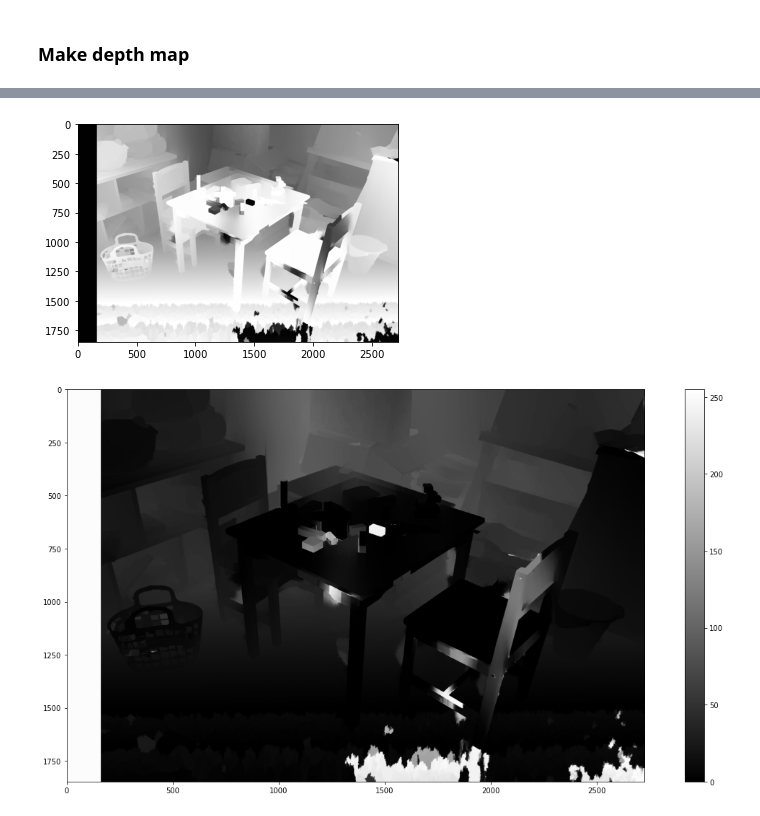
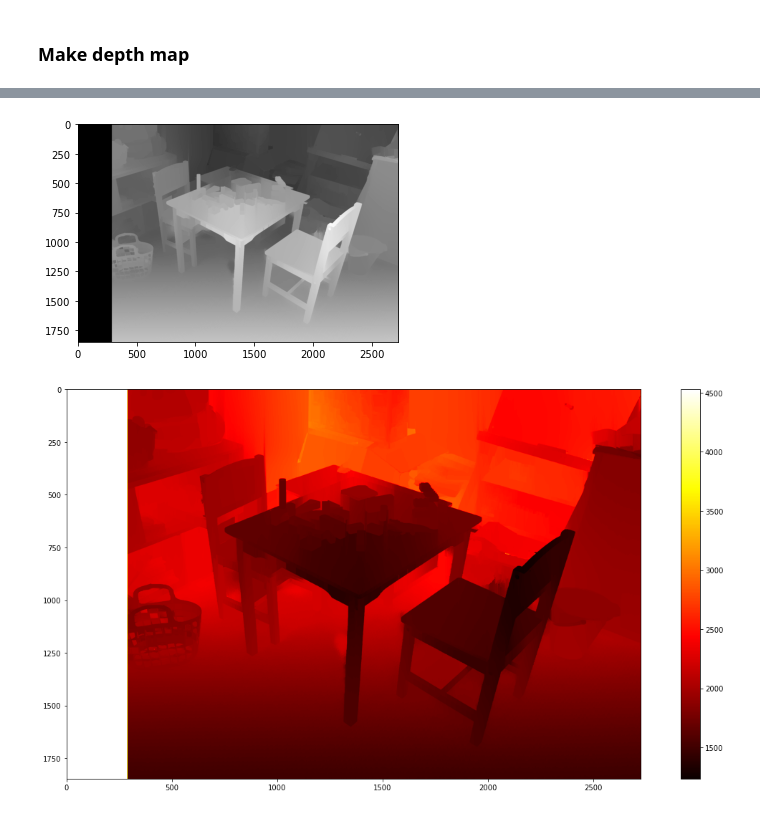
Before and after one commit to chris-redfield/computer-vision-project-1, a Jupyter notebook: 3. Disparity SGBM.ipynb, the cells around one changed output, grey strips where cells are left out. Cells and saved outputs as stored; diff of their text form; code cells hidden in the pictures.

```diff
--- a/3. Disparity SGBM.ipynb
+++ b/3. Disparity SGBM.ipynb
@@ -49,7 +49,7 @@ window_size = 3
 
 left_matcher = cv.StereoSGBM_create(
     minDisparity=0,
-    numDisparities=160,
+    numDisparities=288,
     blockSize=5,
     P1=8 * 3 * window_size ** 2,
     P2=32 * 3 * window_size ** 2,
@@ -57,7 +57,7 @@ left_matcher = cv.StereoSGBM_create(
     uniquenessRatio=15,
     speckleWindowSize=0,
     speckleRange=2,
-    preFilterCap=63,
+    preFilterCap=2,
     mode=cv.STEREO_SGBM_MODE_SGBM_3WAY
 )
 
@@ -115,7 +122,9 @@ True
 # %% [markdown]
 ### Make depth map
 # %%
-#filteredImg = wls_filter.filter(displ, imgL, None, dispr)
+filteredImg = wls_filter.filter(displ, imgL, None, dispr)
 # %%
+### dividir por 16 pela saída do WLS
+filteredImg = filteredImg/16
 filteredImg
 # %% [output]
@@ -144,10 +145,10 @@ array([[  0,   0,   0, ..., 135, 135, 135],
 # %%
-filteredImg = filteredImg + 1
+# filteredImg = filteredImg + 1
 # %%
 plt.imshow(filteredImg, 'gray')
 plt.show()
 # %% [output]
-[figure, old version]
+[figure, new version]
 # %%
 # Z = baseline * f / (d + doffs)
 filteredImg_2 = filteredImg + 100.279
@@ -155,14 +157,14 @@ filteredImg_2 = 193.006 * 2329.558 / filteredImg_2
 # %%
 fig, ax = plt.subplots(figsize=(20, 10))
-filteredImg_2 = cv.normalize(src=filteredImg_2, dst=filteredImg_2, beta=0, alpha=254, norm_type=cv.NORM_MINMAX);
-filteredImg_2 = np.uint8(filteredImg_2)
+#filteredImg_2 = cv.normalize(src=filteredImg_2, dst=filteredImg_2, beta=0, alpha=254, norm_type=cv.NORM_MINMAX);
+#filteredImg_2 = np.uint8(filteredImg_2)
 
-gray = cm.gray
-m = cm.ScalarMappable(cmap=gray)
-m.set_array([0,255])
+hot = cm.hot
+m = cm.ScalarMappable(cmap=hot)
+m.set_array([filteredImg_2.min(),filteredImg_2.max()])
 plt.colorbar(m, ax=ax)
 
-plt.imshow(filteredImg_2, 'gray')
+plt.imshow(filteredImg_2, 'hot')
 plt.show()
 # %% [output]
-[figure, old version]
+[figure, new version]
```
Also changed, not shown: parts of 9 cells of this notebook, 1 other file.
